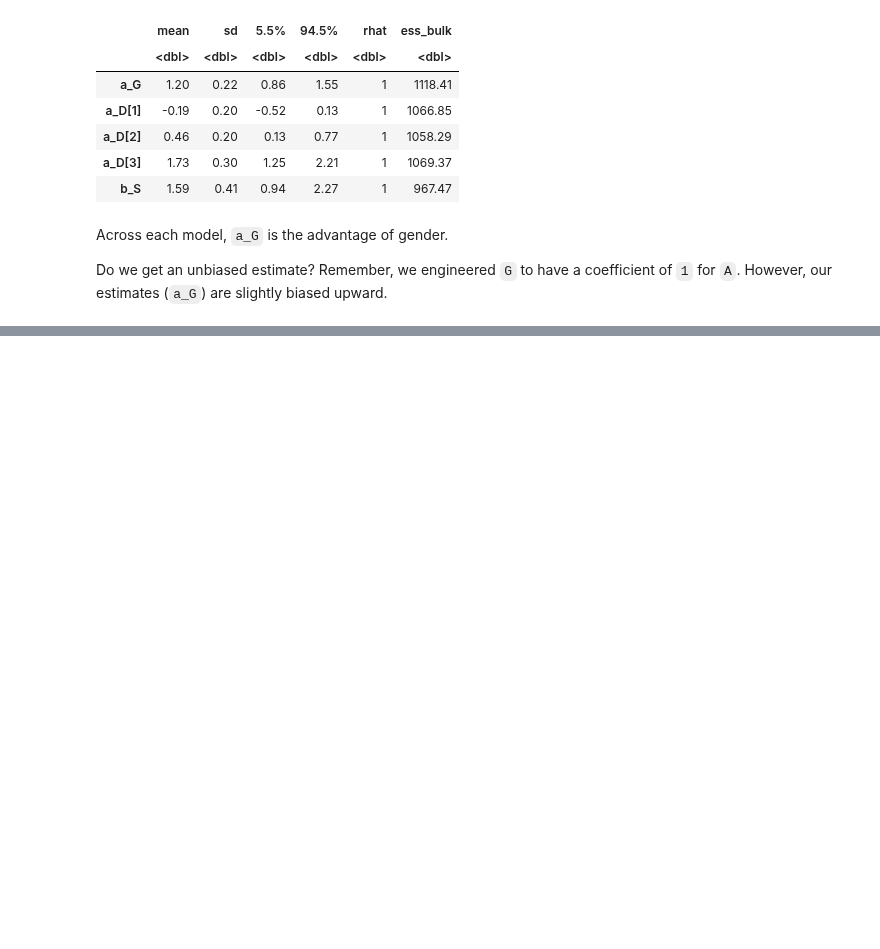
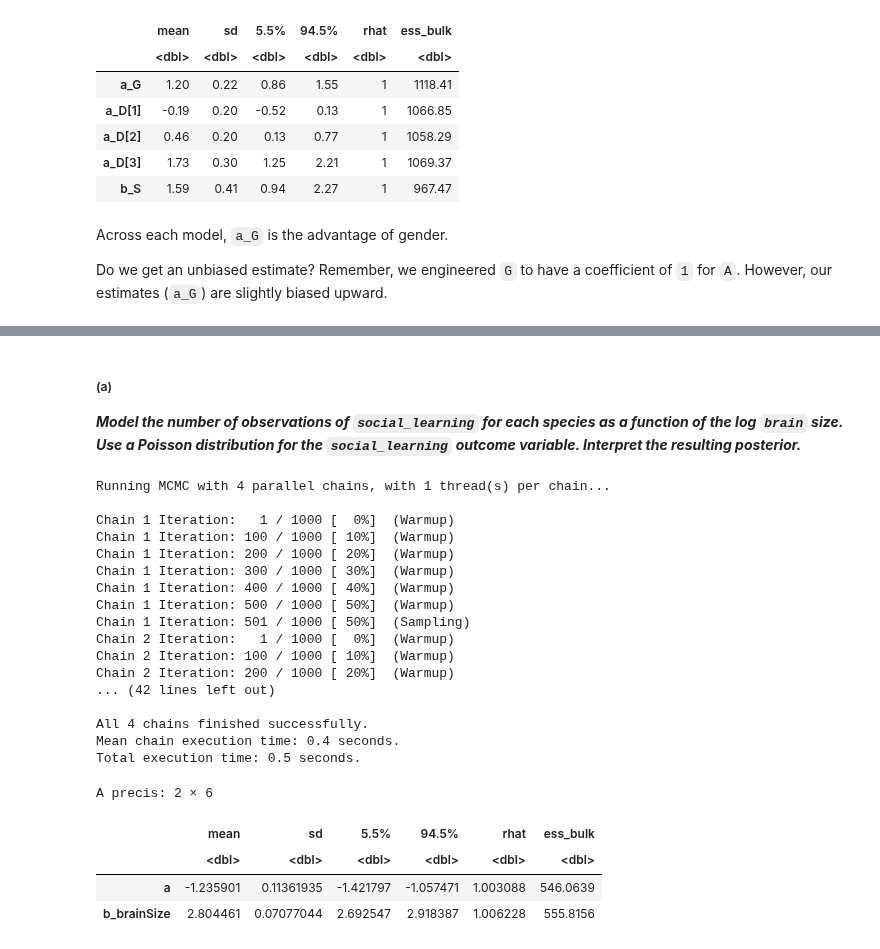
Before and after one commit to nicklausmillican/StatisticalRethinkingIISolutions, a Jupyter notebook: StatisticalRethinkingSolutions2_Ch11.ipynb, the cells around one changed output, grey strips where cells are left out. Cells and saved outputs as stored; diff of their text form; code cells hidden in the pictures; blank space fills up the shorter version.

```diff
--- a/StatisticalRethinkingSolutions2_Ch11.ipynb
+++ b/StatisticalRethinkingSolutions2_Ch11.ipynb
@@ -1550,0 +1585,40 @@ Do we get an unbiased estimate?  Remember, we engineered `G` to have a coefficie
+# %% [markdown]
+##### (a)
+
+***Model the number of observations of `social_learning` for each species as a function of the  log `brain` size. Use a Poisson distribution for the `social_learning` outcome variable. Interpret the resulting posterior.***
+# %%
+ma <- ulam(
+  alist(
+    social_learning ~ dpois(lambda),
+      log(lambda) <- a + b_brainSize*brain_size,
+        a ~ dnorm(0,1),
+        b_brainSize ~ dnorm(0,1)
+  ), data=dlist,
+     chains=4,
+     cores=4,
+     iter=1000
+)
+precis(ma)
+# %% [output]
+Running MCMC with 4 parallel chains, with 1 thread(s) per chain...
+
+Chain 1 Iteration:   1 / 1000 [  0%]  (Warmup)
+Chain 1 Iteration: 100 / 1000 [ 10%]  (Warmup)
+Chain 1 Iteration: 200 / 1000 [ 20%]  (Warmup)
+Chain 1 Iteration: 300 / 1000 [ 30%]  (Warmup)
+Chain 1 Iteration: 400 / 1000 [ 40%]  (Warmup)
+Chain 1 Iteration: 500 / 1000 [ 50%]  (Warmup)
+Chain 1 Iteration: 501 / 1000 [ 50%]  (Sampling)
+Chain 2 Iteration:   1 / 1000 [  0%]  (Warmup)
+Chain 2 Iteration: 100 / 1000 [ 10%]  (Warmup)
+Chain 2 Iteration: 200 / 1000 [ 20%]  (Warmup)
+... (42 lines left out)
+
+All 4 chains finished successfully.
+Mean chain execution time: 0.4 seconds.
+Total execution time: 0.5 seconds.
+A precis: 2 × 6
+|  | mean | sd | 5.5% | 94.5% | rhat | ess_bulk |
+|  | <dbl> | <dbl> | <dbl> | <dbl> | <dbl> | <dbl> |
+| a | -1.235901 | 0.11361935 | -1.421797 | -1.057471 | 1.003088 | 546.0639 |
+| b_brainSize | 2.804461 | 0.07077044 | 2.692547 | 2.918387 | 1.006228 | 555.8156 |
```
Also changed, not shown: parts of 11 cells of this notebook.
